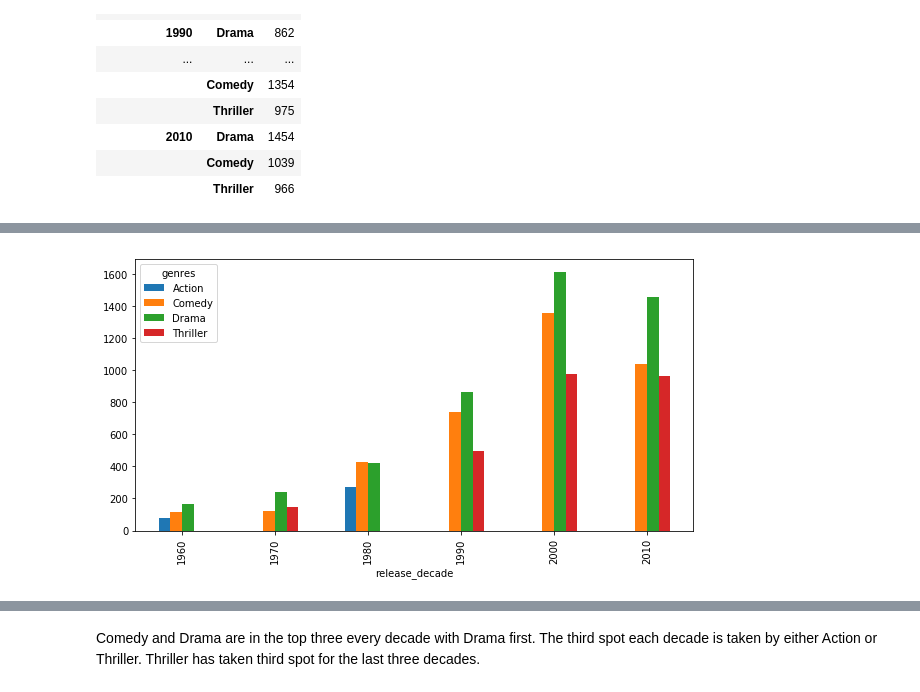
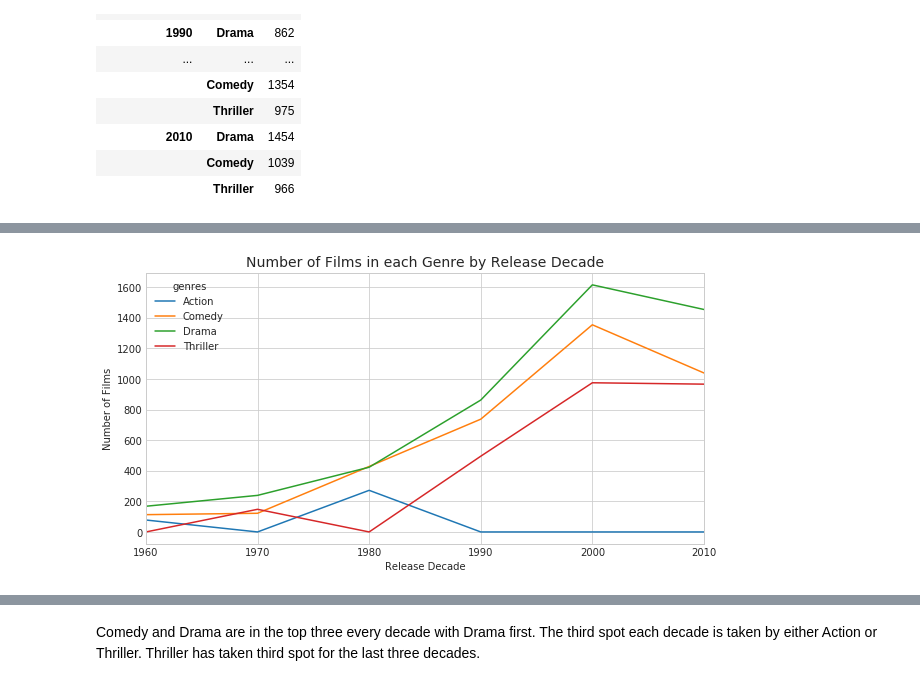
Before and after one commit to jaydee77ca/DA-T1P3-InvestigateDataset, a Jupyter notebook: t1-p3-invest_dataset.ipynb, the cells around one changed output, grey strips where cells are left out. Saved outputs shown, nothing was run; the diff lists cells and outputs as text; code cells hidden in the pictures.

```diff
--- a/t1-p3-invest_dataset.ipynb
+++ b/t1-p3-invest_dataset.ipynb
@@ -280,0 +317,9 @@ df.hist(figsize=(10,10));
+# %%
+sns.set_style("whitegrid");
+dims = (20, 3)
+fig, ax = pyplot.subplots(figsize=dims)
+
+plt = sns.boxplot(ax=ax, x=df.revenue_adj);
+
+plt.set_xlabel("Revenue in billions of dollars");
+plt.set_ylabel("")
@@ -389,0 +439,6 @@ top_genres_by_yr_df.plot(figsize=(15,10));
+# %%
+sns.set_style("whitegrid")
+plt = top_genres_by_yr_df.plot(figsize=(15,10));
+plt.set_xlabel("Release Year");
+plt.set_ylabel("Number of Films Released");
+plt.set_title("Number of Films Released Each Year by Genre", fontsize=14);
@@ -422,6 +489,10 @@ top_genres_df
 # %%
 top_genres_by_dec_df = top_genres_df.unstack(level=1, fill_value=0)
 top_genres_by_dec_df.columns = top_genres_by_dec_df.columns.droplevel()
-top_genres_by_dec_df.plot.bar(figsize=(10,5));
+
+plt = top_genres_by_dec_df.plot(figsize=(10,5));
+plt.set_ylabel("Number of Films");
+plt.set_xlabel("Release Decade");
+plt.set_title("Number of Films in each Genre by Release Decade", fontsize=14);
 # %% [output]
-[figure, old version]
+[figure, new version]
```
Also changed, not shown: parts of 31 cells of this notebook, 1 other file.
